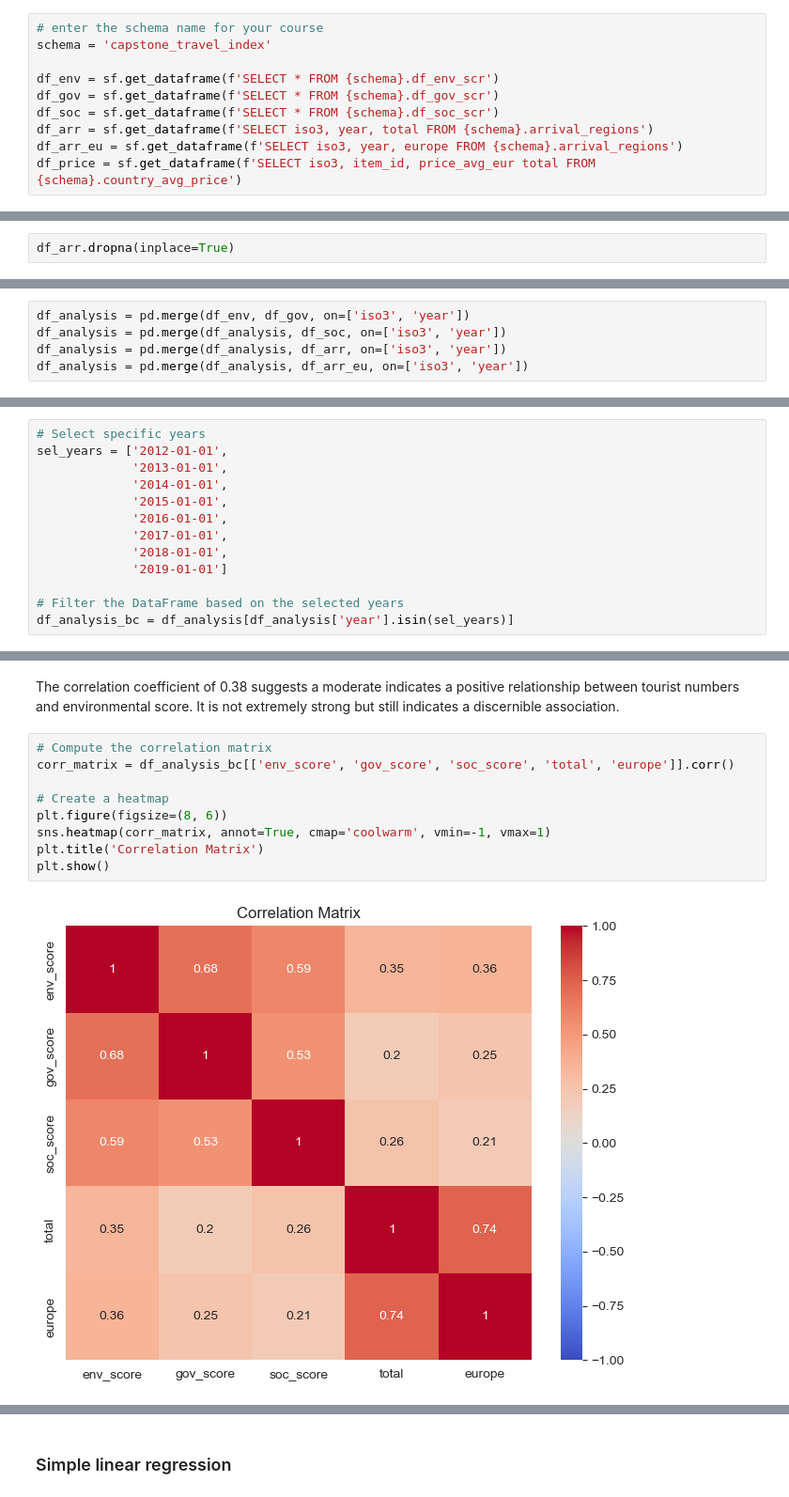
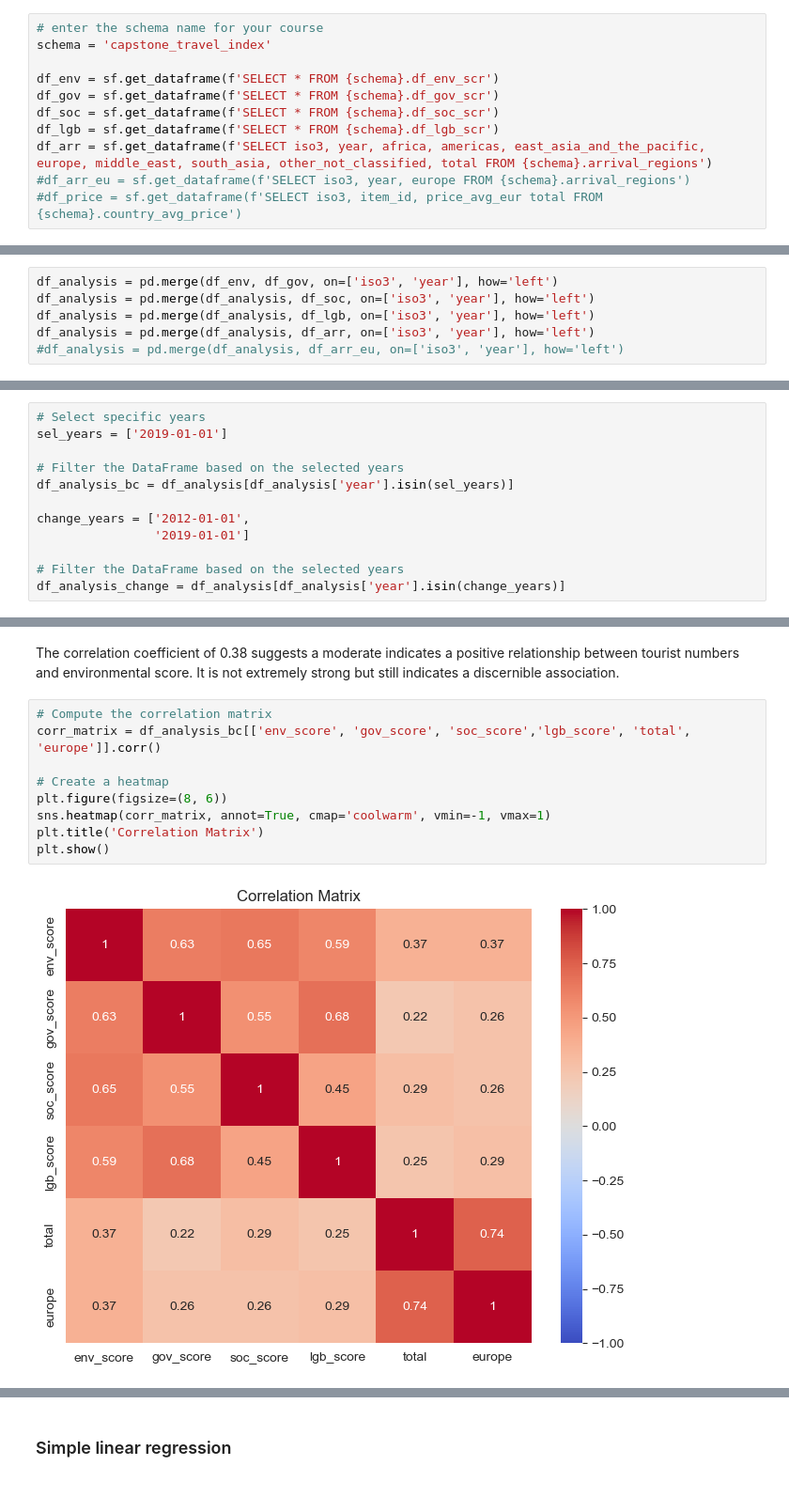
Before and after one commit to capstone-travel-index/better_travel_index, a Jupyter notebook: travel_analysis.ipynb, the cells around one changed output, grey strips where cells are left out. Shown: that part at 94% size. Saved outputs shown, nothing was run; the diff lists cells and outputs as text.

Commit message:
arrival and clen esgs

```diff
--- a/travel_analysis.ipynb
+++ b/travel_analysis.ipynb
@@ -25,9 +25,10 @@ schema = 'capstone_travel_index'
 df_env = sf.get_dataframe(f'SELECT * FROM {schema}.df_env_scr')
 df_gov = sf.get_dataframe(f'SELECT * FROM {schema}.df_gov_scr')
 df_soc = sf.get_dataframe(f'SELECT * FROM {schema}.df_soc_scr')
-df_arr = sf.get_dataframe(f'SELECT iso3, year, total FROM {schema}.arrival_regions')
-df_arr_eu = sf.get_dataframe(f'SELECT iso3, year, europe FROM {schema}.arrival_regions')
-df_price = sf.get_dataframe(f'SELECT iso3, item_id, price_avg_eur total FROM {schema}.country_avg_price')
+df_lgb = sf.get_dataframe(f'SELECT * FROM {schema}.df_lgb_scr')
+df_arr = sf.get_dataframe(f'SELECT iso3, year, africa, americas, east_asia_and_the_pacific, europe, middle_east, south_asia, other_not_classified, total FROM {schema}.arrival_regions')
+#df_arr_eu = sf.get_dataframe(f'SELECT iso3, year, europe FROM {schema}.arrival_regions')
+#df_price = sf.get_dataframe(f'SELECT iso3, item_id, price_avg_eur total FROM {schema}.country_avg_price')
 # %%
 print(df_env.info())
 print(df_gov.info())
@@ -55,3 +56 @@ memory usage: 46.8+ KB
 None
-# %%
-df_arr.dropna(inplace=True)
@@ -84,10 +81,11 @@ print(df_arr_eu.head())
 # %% [markdown]
 ### Create Datafram with all the scores and travel data
 # %%
-df_analysis = pd.merge(df_env, df_gov, on=['iso3', 'year'])
-df_analysis = pd.merge(df_analysis, df_soc, on=['iso3', 'year'])
-df_analysis = pd.merge(df_analysis, df_arr, on=['iso3', 'year'])
-df_analysis = pd.merge(df_analysis, df_arr_eu, on=['iso3', 'year'])
+df_analysis = pd.merge(df_env, df_gov, on=['iso3', 'year'], how='left')
+df_analysis = pd.merge(df_analysis, df_soc, on=['iso3', 'year'], how='left')
+df_analysis = pd.merge(df_analysis, df_lgb, on=['iso3', 'year'], how='left')
+df_analysis = pd.merge(df_analysis, df_arr, on=['iso3', 'year'], how='left')
+#df_analysis = pd.merge(df_analysis, df_arr_eu, on=['iso3', 'year'], how='left')
 # %%
 df_analysis.head()
 # %% [output]
@@ -100,14 +98,13 @@ df_analysis.head()
 # %%
 # Select specific years
-sel_years = ['2012-01-01',
-             '2013-01-01',
-             '2014-01-01',
-             '2015-01-01',
-             '2016-01-01',
-             '2017-01-01',
-             '2018-01-01',
-             '2019-01-01']
+sel_years = ['2019-01-01']
 
 # Filter the DataFrame based on the selected years
 df_analysis_bc = df_analysis[df_analysis['year'].isin(sel_years)]
+
+change_years = ['2012-01-01',
+                '2019-01-01']
+
+# Filter the DataFrame based on the selected years
+df_analysis_change = df_analysis[df_analysis['year'].isin(change_years)]
 # %%
@@ -158,12 +205,12 @@ plt.show()
 The correlation coefficient of 0.38 suggests a moderate indicates a positive relationship between tourist numbers and environmental score. It is not extremely strong but still indicates a discernible association.
 # %%
 # Compute the correlation matrix
-corr_matrix = df_analysis_bc[['env_score', 'gov_score', 'soc_score', 'total', 'europe']].corr()
+corr_matrix = df_analysis_bc[['env_score', 'gov_score', 'soc_score','lgb_score', 'total', 'europe']].corr()
 
 # Create a heatmap
 plt.figure(figsize=(8, 6))
 sns.heatmap(corr_matrix, annot=True, cmap='coolwarm', vmin=-1, vmax=1)
 plt.title('Correlation Matrix')
 plt.show()
 # %% [output]
-[figure, old version]
+[figure, new version]
```
Also changed, not shown: parts of 26 cells of this notebook, 5 other files.
